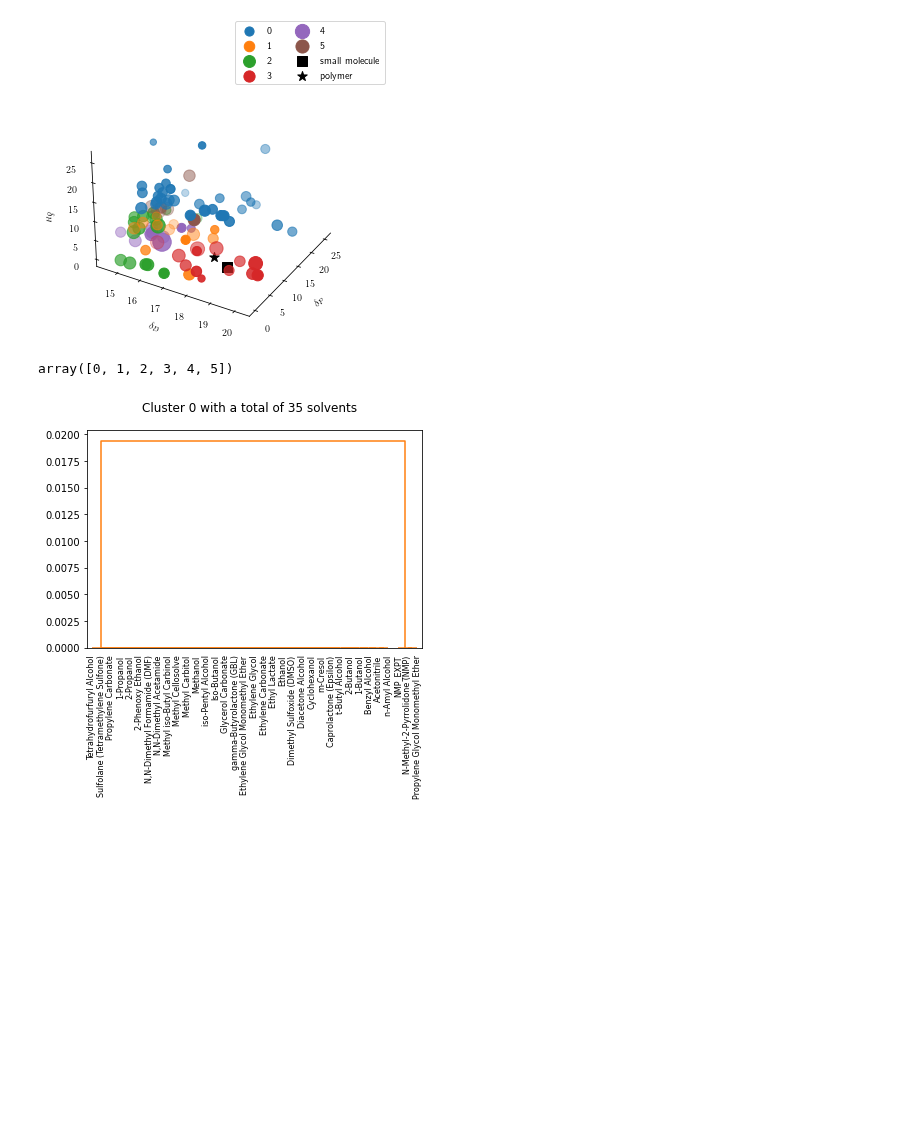
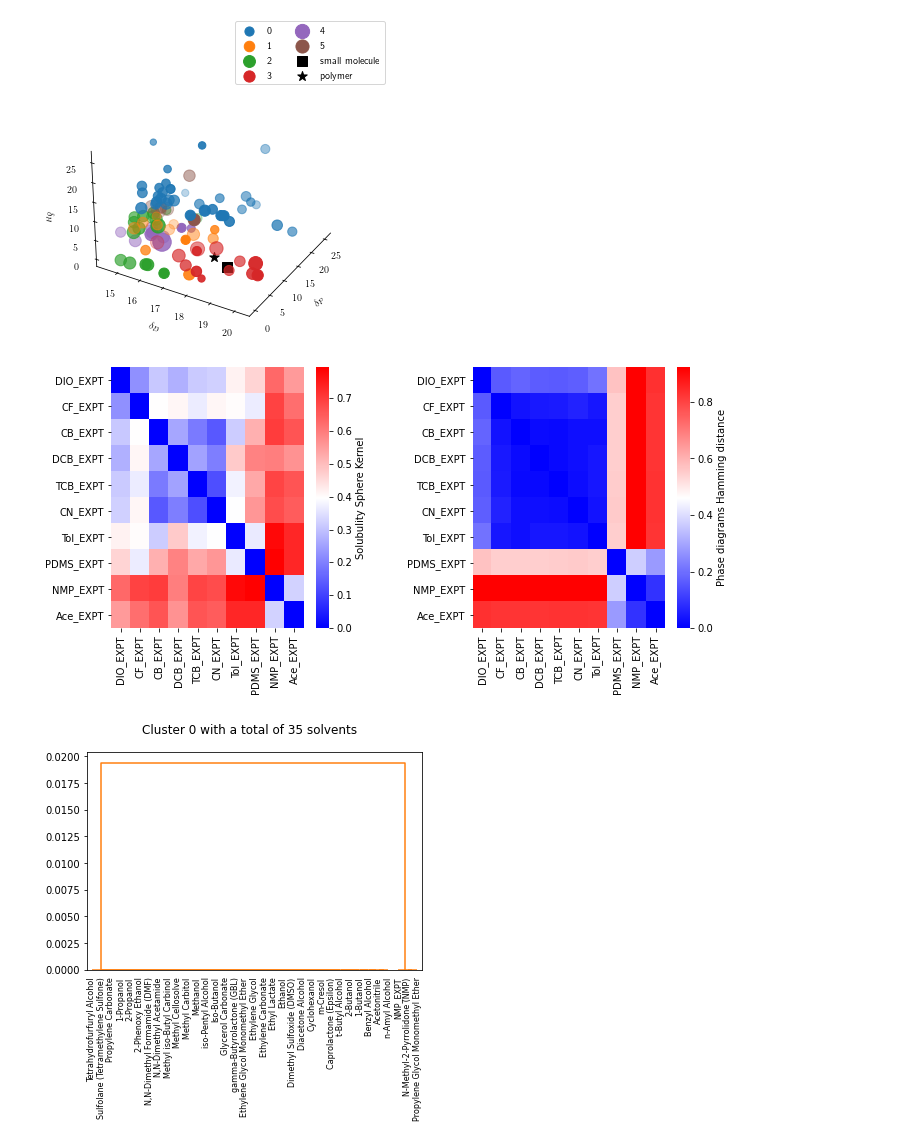
Before and after one commit to kiranvad/polyphase, a Jupyter notebook: notebooks/04-[Final] Clustering high-throughput phase diagrams.ipynb, the cells around one changed output. Drawn from its saved outputs; the diff is of its cells as text; code cells hidden in the pictures; blank space fills up the shorter version.

Commit message:
add 4-component system energy landscape visuals under ASR

```diff
--- a/notebooks/04-[Final] Clustering high-throughput phase diagrams.ipynb
+++ b/notebooks/04-[Final] Clustering high-throughput phase diagrams.ipynb
@@ -203,7 +207,7 @@ class Pipeline:
 # %%
 # Apply the workflow to synthetic data set of chispace exploration
 # see expts/explore_chispace.py for generation of PDs
-dirname = '../expts/data/hamming/chispace'
+dirname = '../data/hamming/chispace'
 distmats = dirname + '/distance.pkl'
 #distmats = '../expts/data/final/gray_chispace_dimred_mp10.pkl'
 with open(distmats, 'rb') as handle:
@@ -304,7 +308,7 @@ fig['layout']['scene'].update(scene)
 fig.write_html('../figures/notebooks/1.html')
 # %%
 # apply the workflow to PM6-Y6-Solvents data set
-dirname = '../expts/data/hamming/pm6y6'
+dirname = '../data/hamming/pm6y6'
 distmats = dirname + '/distance.pkl'
 
 #distmats = '../expts/data/final/MSE_distance_PM6_Y6.pkl'
@@ -373,10 +377,38 @@ else:
     plt.show()
 # %% [output]
 [figure]
-# %%
-np.unique(workflow.highdim_labels)
-# %% [output]
-array([0, 1, 2, 3, 4, 5])
+# %%
+from scipy.spatial.distance import euclidean, squareform
+
+def ssp_kernel(di, dj):
+    dmu = 0.5*np.asarray(sm)+np.asarray(polymer)
+    d = euclidean(sm,polymer)
+    gamma = 6.8 + d
+
+    xi = np.asarray(di)-dmu
+    xj = np.asarray(dj)-dmu
+    dij = euclidean(xi,xj)
+    similarity = np.exp(-dij/gamma)
+
+    return 1-similarity
+
+K_ssp = squareform(pdist(deltas, ssp_kernel))
+# %%
+import seaborn as sns
+plt.rcParams.update({
+    "text.usetex": False})
+
+fig, axs = plt.subplots(1,2,figsize=(10.8, 4.8))
+fig.subplots_adjust(left=0.075, right=0.85, wspace=0.5)
+names = sys_df[86:]['solvent'].to_list()
+sns.heatmap(K_ssp[86:,86:],ax = axs[0],xticklabels=names, yticklabels = names,
+            cbar_kws={'label':'Solubulity Sphere Kernel'},cmap='bwr')
+sns.heatmap(M[86:,86:],ax = axs[1],xticklabels=names, yticklabels = names,
+           cbar_kws={'label':'Phase diagrams Hamming distance'},cmap='bwr')
+
+plt.show()
+# %% [output]
+[figure, added]
 # %%
 """Hierarchial clustering
 from : https://scikit-learn.org/stable/auto_examples/cluster/plot_agglomerative_dendrogram.html
```
Also changed, not shown: parts of 2 cells of this notebook, 3 other files.
